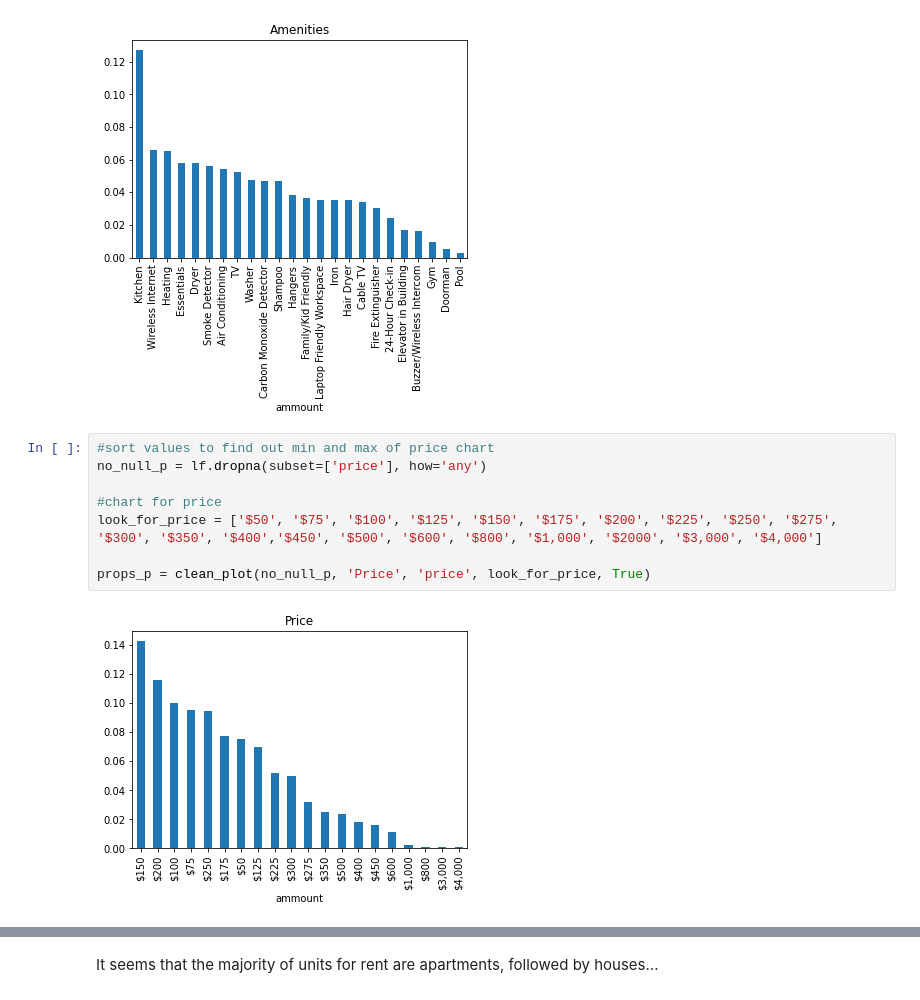
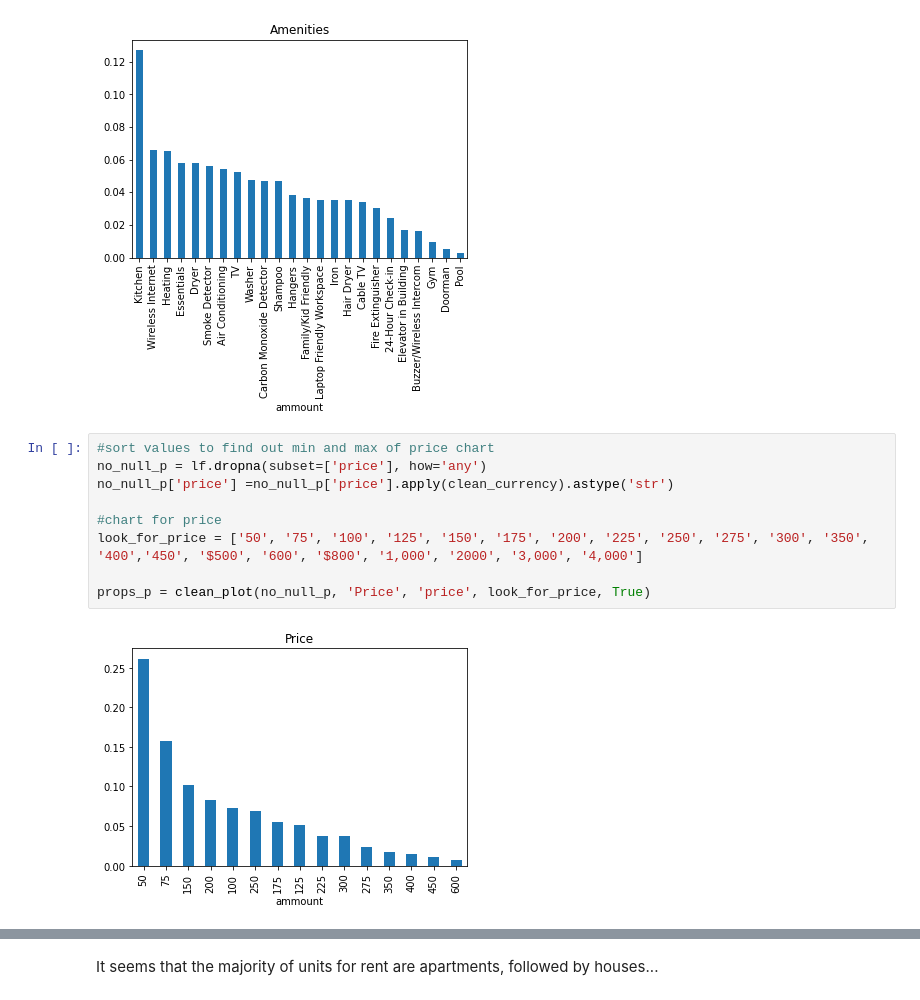
Before and after one commit to gichelli/airbnb-data-science, a Jupyter notebook: p1/prepare_data.ipynb, the cells around one changed output, grey strips where cells are left out. Drawn from its saved outputs; the diff is of its cells as text.

```diff
--- a/p1/prepare_data.ipynb
+++ b/p1/prepare_data.ipynb
@@ -264,10 +264,11 @@ props_clean_amenities = clean_plot(lf, 'Amenities', 'amenities', look_for_a, Tru
 # %%
 #sort values to find out min and max of price chart
 no_null_p = lf.dropna(subset=['price'], how='any')
+no_null_p['price'] =no_null_p['price'].apply(clean_currency).astype('str')
 
 #chart for price
-look_for_price = ['$50', '$75', '$100', '$125', '$150', '$175', '$200', '$225', '$250', '$275', '$300', '$350', '$400','$450', '$500', '$600', '$800', '$1,000', '$2000', '$3,000', '$4,000']
+look_for_price = ['50', '75', '100', '125', '150', '175', '200', '225', '250', '275', '300', '350', '400','450', '$500', '600', '$800', '1,000', '2000', '3,000', '4,000']
 
 props_p = clean_plot(no_null_p, 'Price', 'price', look_for_price, True)
 # %% [output]
-[figure, old version]
+[figure, new version]
```
Also changed, not shown: parts of 85 cells of this notebook.
